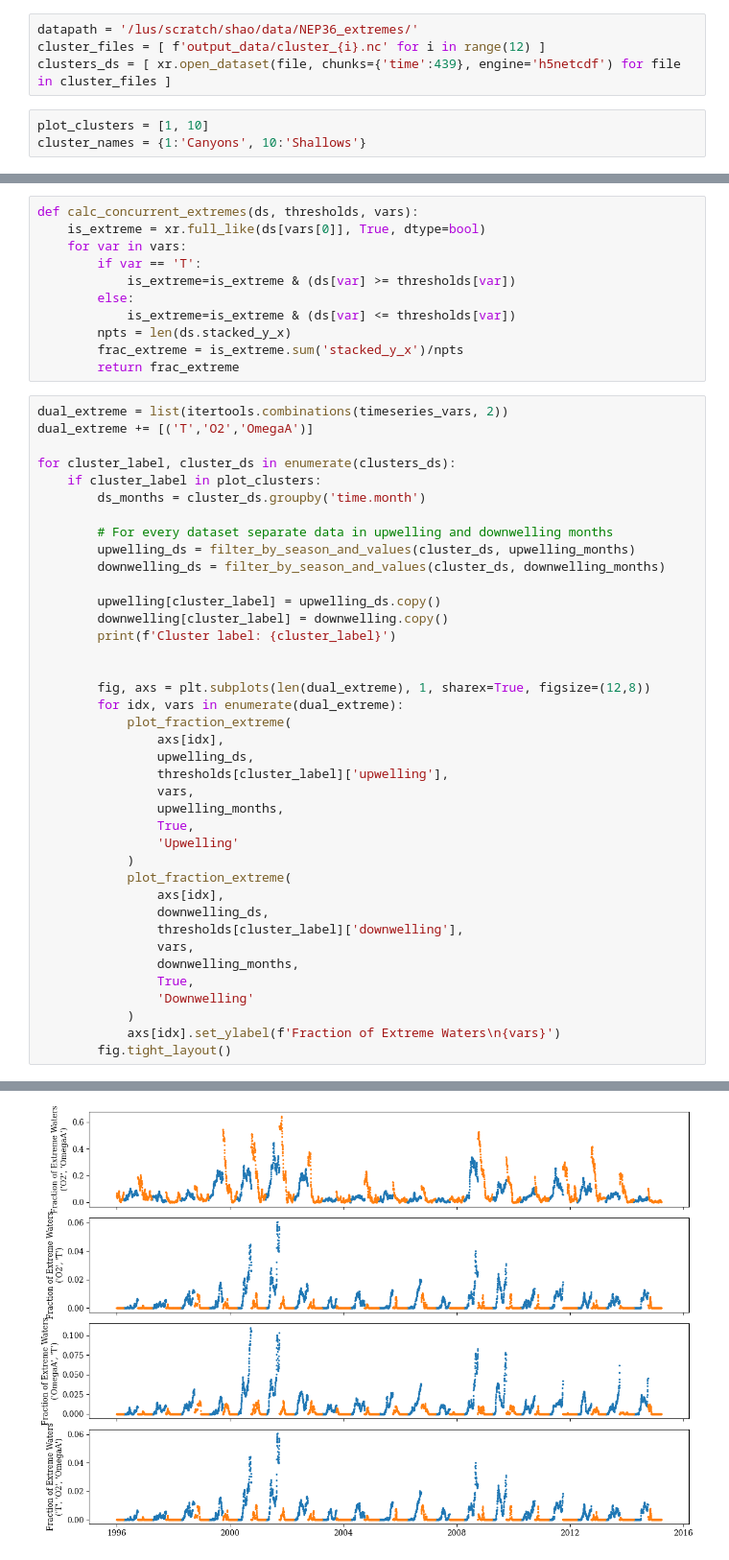
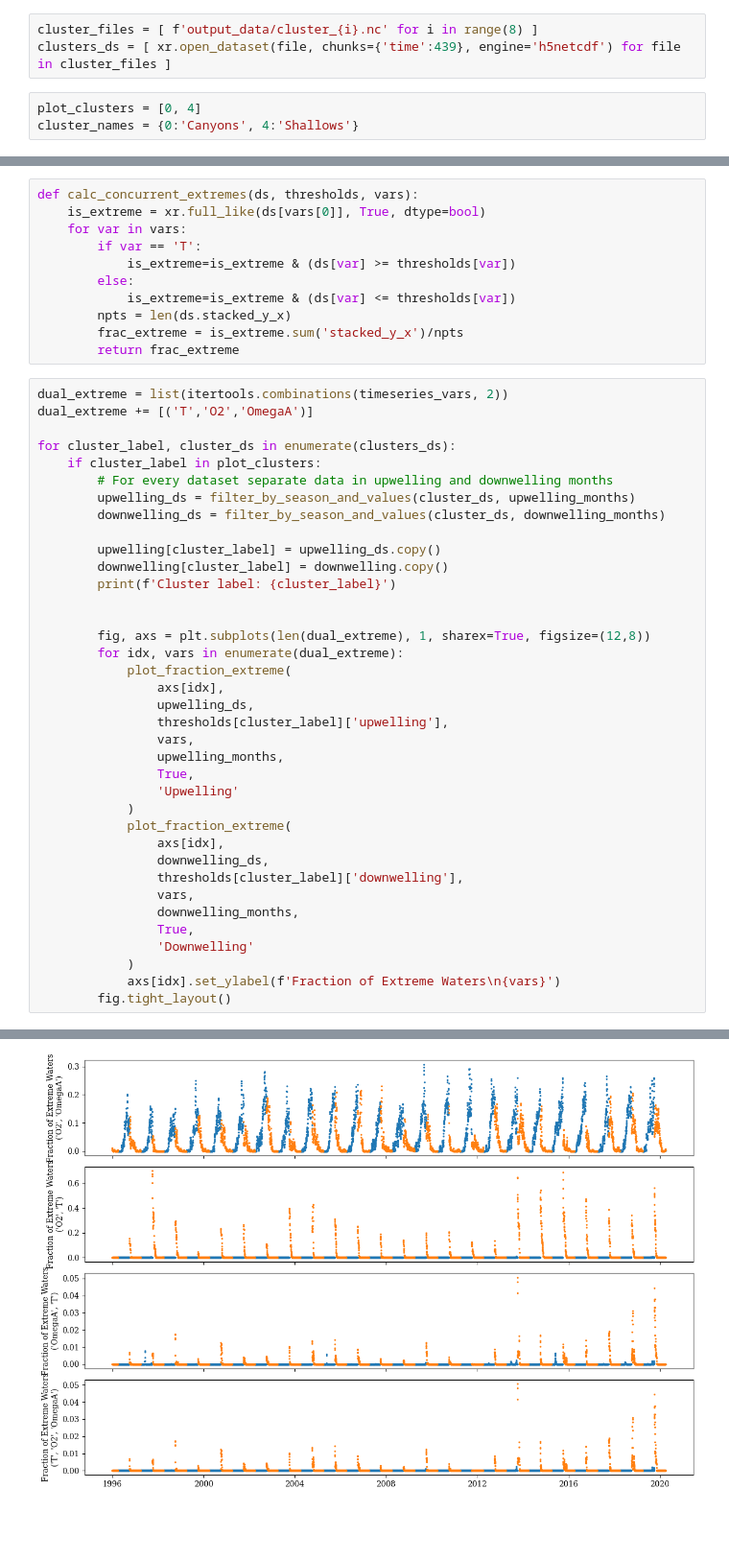
Before and after one commit to ashao/NEP36_cluster_analysis, a Jupyter notebook: compare_cluster_distributions.ipynb, the cells around one changed output, grey strips where cells are left out. Shown at 96% size. Drawn from its saved outputs; the diff is of its cells as text; blank space fills up the shorter version.

```diff
--- a/compare_cluster_distributions.ipynb
+++ b/compare_cluster_distributions.ipynb
@@ -11,10 +12,9 @@ import itertools
 # %%
-datapath = '/lus/scratch/shao/data/NEP36_extremes/'
-cluster_files = [ f'output_data/cluster_{i}.nc' for i in range(12) ]
+cluster_files = [ f'output_data/cluster_{i}.nc' for i in range(8) ]
 clusters_ds = [ xr.open_dataset(file, chunks={'time':439}, engine='h5netcdf') for file in cluster_files ]
 # %%
-plot_clusters = [1, 10]
-cluster_names = {1:'Canyons', 10:'Shallows'}
+plot_clusters = [0, 4]
+cluster_names = {0:'Canyons', 4:'Shallows'}
 # %%
 for cluster_ds in clusters_ds:
     cluster_ds['ALK_norm'] = 32.5*cluster_ds['ALK']/cluster_ds['S']
@@ -300,8 +290,6 @@ dual_extreme += [('T','O2','OmegaA')]
 
 for cluster_label, cluster_ds in enumerate(clusters_ds):
     if cluster_label in plot_clusters:
-        ds_months = cluster_ds.groupby('time.month')
-
         # For every dataset separate data in upwelling and downwelling months
         upwelling_ds = filter_by_season_and_values(cluster_ds, upwelling_months)
         downwelling_ds = filter_by_season_and_values(cluster_ds, downwelling_months)
@@ -340 +328 @@ Cluster label: 10
-[figure, old version]
+[figure, new version]
```
Also changed, not shown: parts of 12 cells of this notebook, 4 other files.
